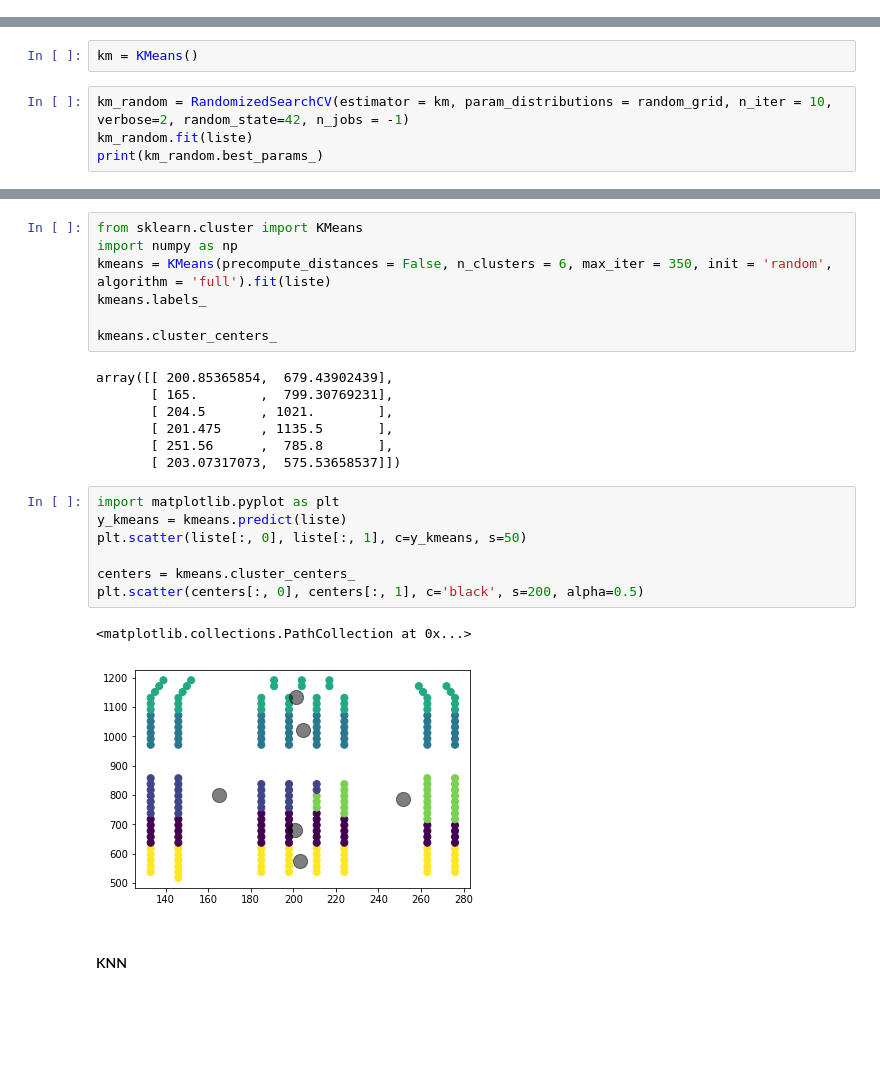
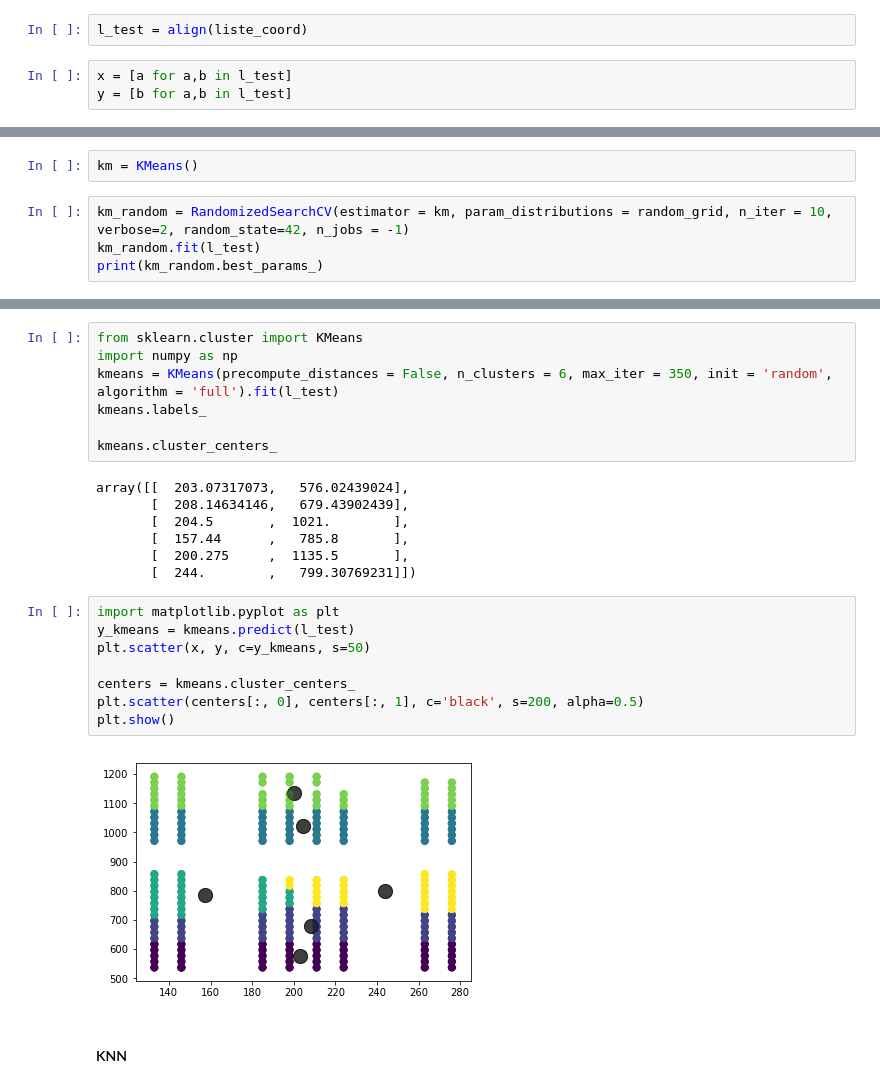
Before and after one commit to vincentnam/ProjetInterpromo2020G8, a Jupyter notebook: Charlotte_Marque_notebook.ipynb, the cells around one changed output, grey strips where cells are left out. Saved outputs shown, nothing was run; the diff lists cells and outputs as text; blank space fills up the shorter version.

```diff
--- a/Charlotte_Marque_notebook.ipynb
+++ b/Charlotte_Marque_notebook.ipynb
@@ -331,3 +584,8 @@ Soit deux templates : Exit12 0,7 & Exit15 0,8
+# %%
+l_test = align(liste_coord)
+# %%
+x = [a for a,b in l_test]
+y = [b for a,b in l_test]
 # %%
 from sklearn.model_selection import RandomizedSearchCV
 import math
@@ -358,6 +638,6 @@ random_grid = {'max_iter': [100, 150, 200, 250, 300, 350, 400],
 km = KMeans()
 # %%
 km_random = RandomizedSearchCV(estimator = km, param_distributions = random_grid, n_iter = 10, verbose=2, random_state=42, n_jobs = -1)
-km_random.fit(liste)
+km_random.fit(l_test)
 print(km_random.best_params_)
 # %% [output]
@@ -368,27 +647,27 @@ Fitting 3 folds for each of 10 candidates, totalling 30 fits
 # %%
 from sklearn.cluster import KMeans
 import numpy as np
-kmeans = KMeans(precompute_distances = False, n_clusters = 6, max_iter = 350, init = 'random', algorithm = 'full').fit(liste)
+kmeans = KMeans(precompute_distances = False, n_clusters = 6, max_iter = 350, init = 'random', algorithm = 'full').fit(l_test)
 kmeans.labels_
 
 kmeans.cluster_centers_
 # %% [output]
-array([[ 200.85365854,  679.43902439],
-       [ 165.        ,  799.30769231],
-       [ 204.5       , 1021.        ],
-       [ 201.475     , 1135.5       ],
-       [ 251.56      ,  785.8       ],
-       [ 203.07317073,  575.53658537]])
+array([[  203.07317073,   576.02439024],
+       [  208.14634146,   679.43902439],
+       [  204.5       ,  1021.        ],
+       [  157.44      ,   785.8       ],
+       [  200.275     ,  1135.5       ],
+       [  244.        ,   799.30769231]])
 # %%
 import matplotlib.pyplot as plt
-y_kmeans = kmeans.predict(liste)
-plt.scatter(liste[:, 0], liste[:, 1], c=y_kmeans, s=50)
+y_kmeans = kmeans.predict(l_test)
+plt.scatter(x, y, c=y_kmeans, s=50)
 
 centers = kmeans.cluster_centers_
 plt.scatter(centers[:, 0], centers[:, 1], c='black', s=200, alpha=0.5)
+plt.show()
 # %% [output]
-<matplotlib.collections.PathCollection at 0x...>
-[figure, old version]
+[figure, new version]
 # %% [markdown]
 #### KNN
 # %%
```
Also changed, not shown: parts of 32 cells of this notebook.
